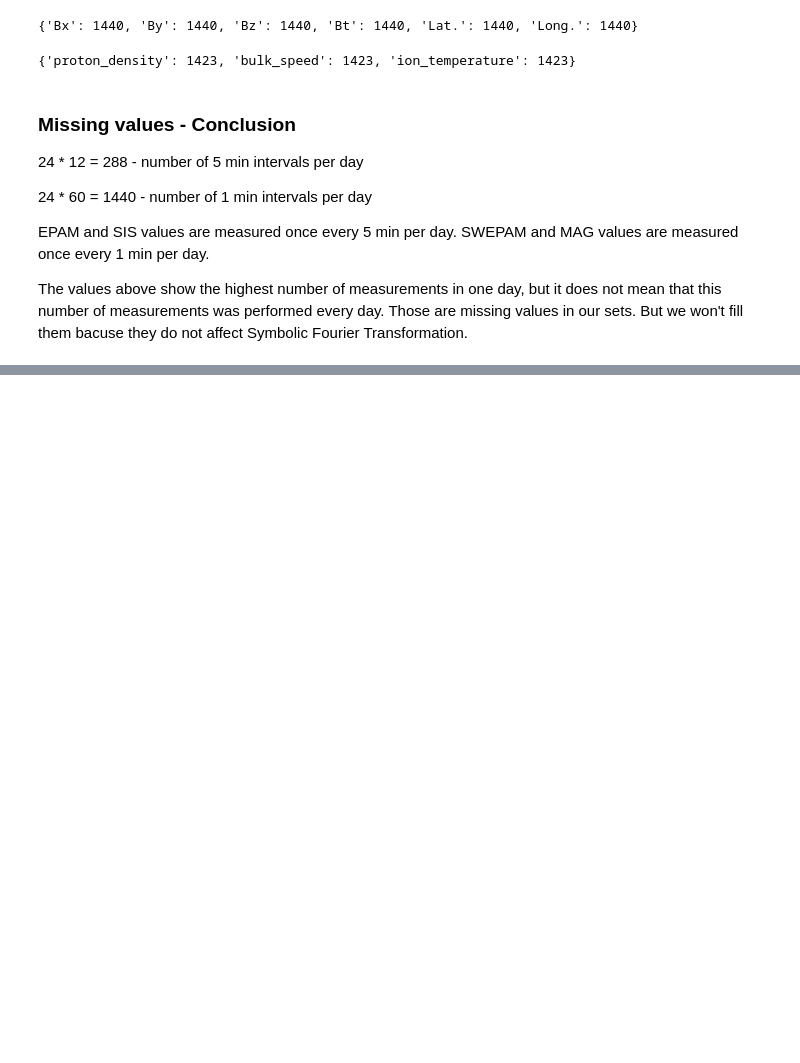
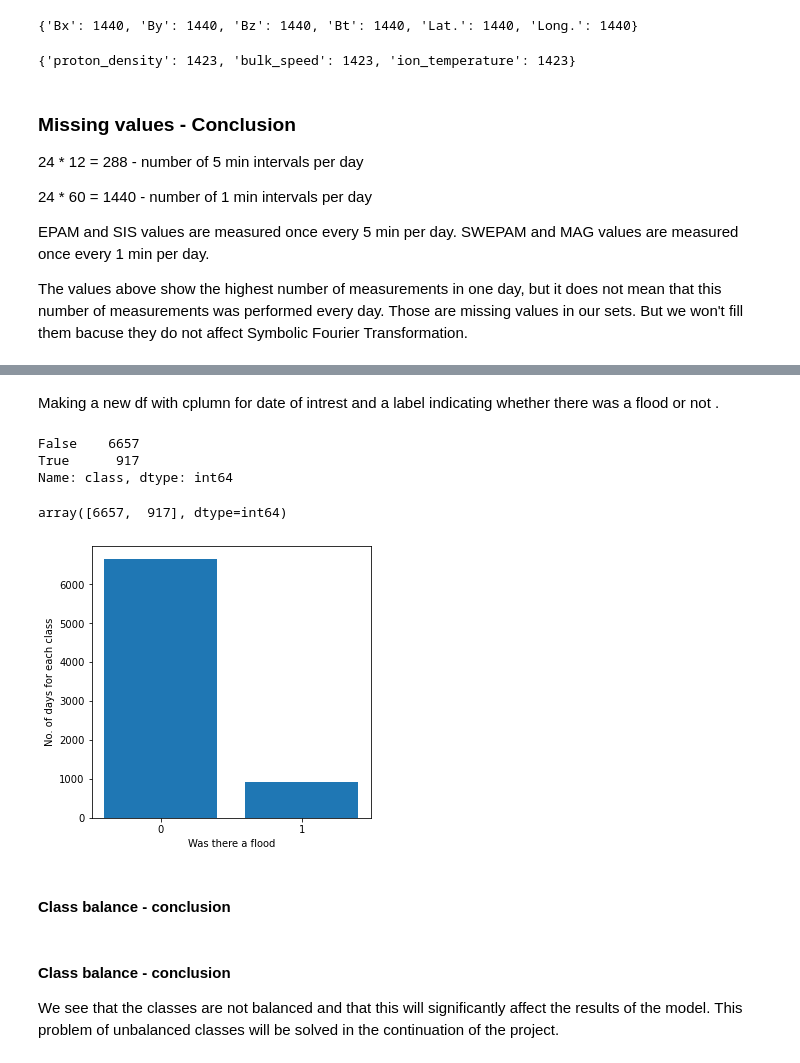
Before and after one commit to backspacer303/naucno-izracunavanje-projekat-2022, a Jupyter notebook: data_preprocessing.ipynb, the cells around one changed output, grey strips where cells are left out. Cells and saved outputs as stored; diff of their text form; code cells hidden in the pictures; blank space fills up the shorter version.

Commit message:
Exploring flood data

```diff
--- a/data_preprocessing.ipynb
+++ b/data_preprocessing.ipynb
@@ -717,0 +858,5 @@ The values above show the highest number of measurements in one day, but it does
+# %%
+# Cutting off excess data
+floods_new["StartDate"] = pd.to_datetime(floods_new["StartDate"], infer_datetime_format=True)
+floods_new = floods_new[floods_new["StartDate"].dt.date >= min(period_of_intrest.date)]
+floods_new
@@ -717,0 +879,2 @@ The values above show the highest number of measurements in one day, but it does
+# %%
+flood_dates = pd.concat([floods_new["StartDate"], floods[floods["flood"]]['date']], axis = 0)
@@ -717,0 +896,14 @@ The values above show the highest number of measurements in one day, but it does
+# %% [markdown]
+Making a new df with cplumn for date of intrest and a label indicating whether there was a flood or not .
+# %%
+df = pd.DataFrame(columns=["date", "class"])
+df["date"] = period_of_intrest
+df["class"] = df["date"].isin(flood_dates)
+# %%
+df['class'].value_counts()
+# %% [output]
+False    6657
+True      917
+Name: class, dtype: int64
+# %%
+values = df['class'].value_counts()
@@ -717,0 +912,18 @@ The values above show the highest number of measurements in one day, but it does
+# %%
+values.values
+# %% [output]
+array([6657,  917], dtype=int64)
+# %%
+fig = plt.figure(figsize = (5, 5))
+plt.bar(values.index, values.values)
+plt.xticks([0, 1])
+plt.xlabel("Was there a flood")
+plt.ylabel("No. of days for each class")
+plt.show()
+# %% [output]
+[figure, added]
+# %% [markdown]
+#### Class balance - conclusion
+# %% [markdown]
+#### Class balance - conclusion
+We see that the classes are not balanced and that this will significantly affect the results of the model. This problem of unbalanced classes will be solved in the continuation of the project.
```
Also changed, not shown: parts of 32 cells of this notebook.
